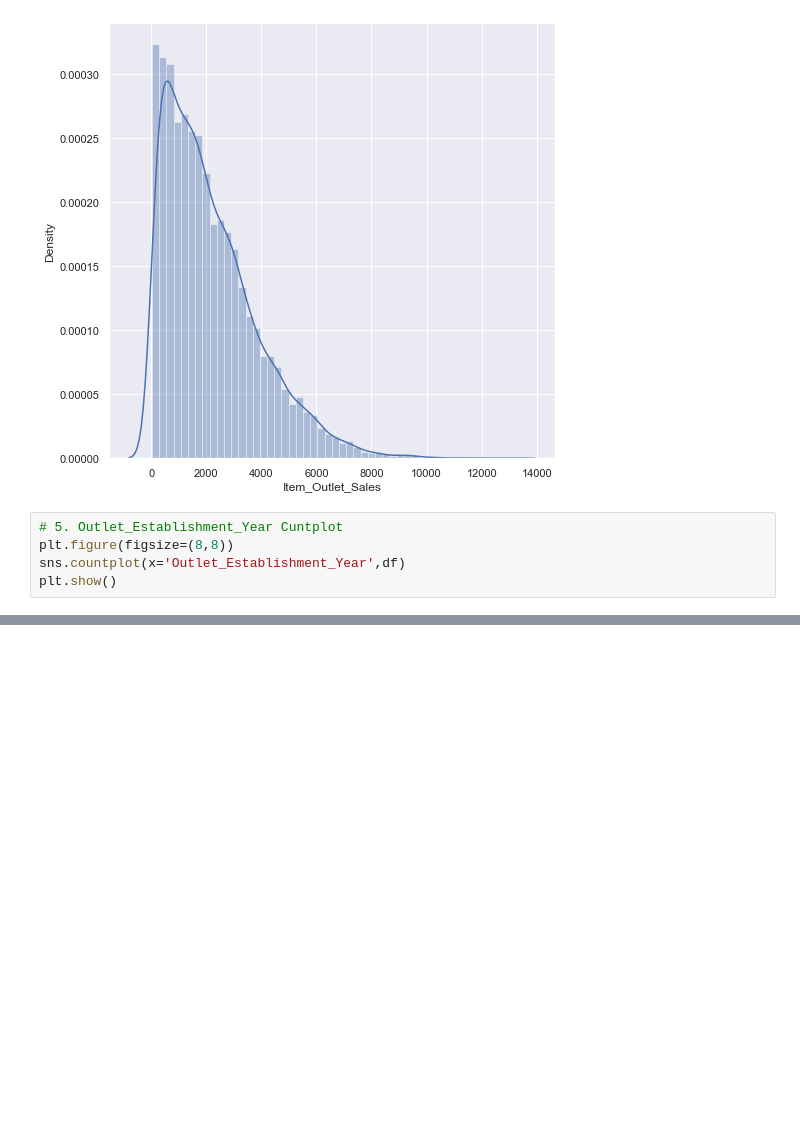
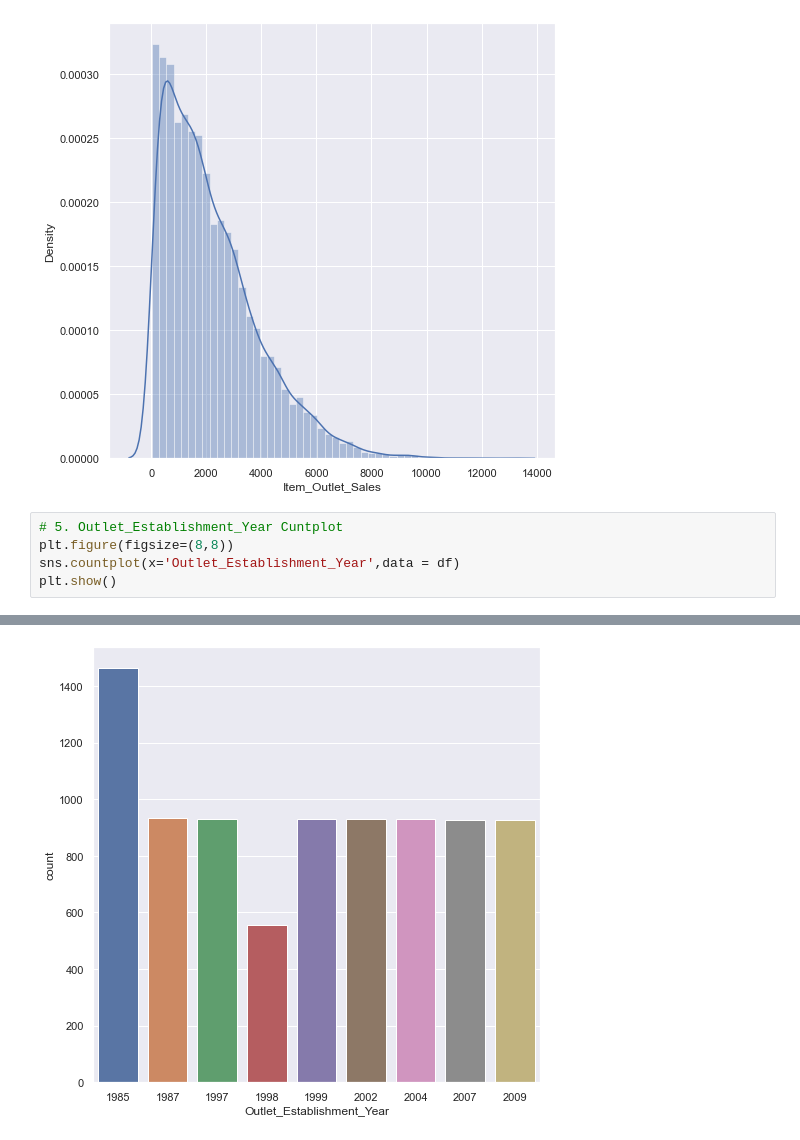
Before and after one commit to nextbilionaire/Big-Mart-Sales-Prediction-Model, a Jupyter notebook: Big Mart Sales Prediction Using Machine Learning in Python.ipynb, the cells around one changed output, grey strips where cells are left out. Drawn from its saved outputs; the diff is of its cells as text; blank space fills up the shorter version.

```diff
--- a/Big Mart Sales Prediction Using Machine Learning in Python.ipynb
+++ b/Big Mart Sales Prediction Using Machine Learning in Python.ipynb
@@ -275,6 +275,6 @@ plt.show()
 # %%
 # 5. Outlet_Establishment_Year Cuntplot
 plt.figure(figsize=(8,8))
-sns.countplot(x='Outlet_Establishment_Year',df)
+sns.countplot(x='Outlet_Establishment_Year',data = df)
 plt.show()
 # %% [output]
@@ -281,0 +281 @@ SyntaxError: positional argument follows keyword argument (<ipython-input-42-b37
+[figure, added]
```
Also changed, not shown: parts of 39 cells of this notebook.
